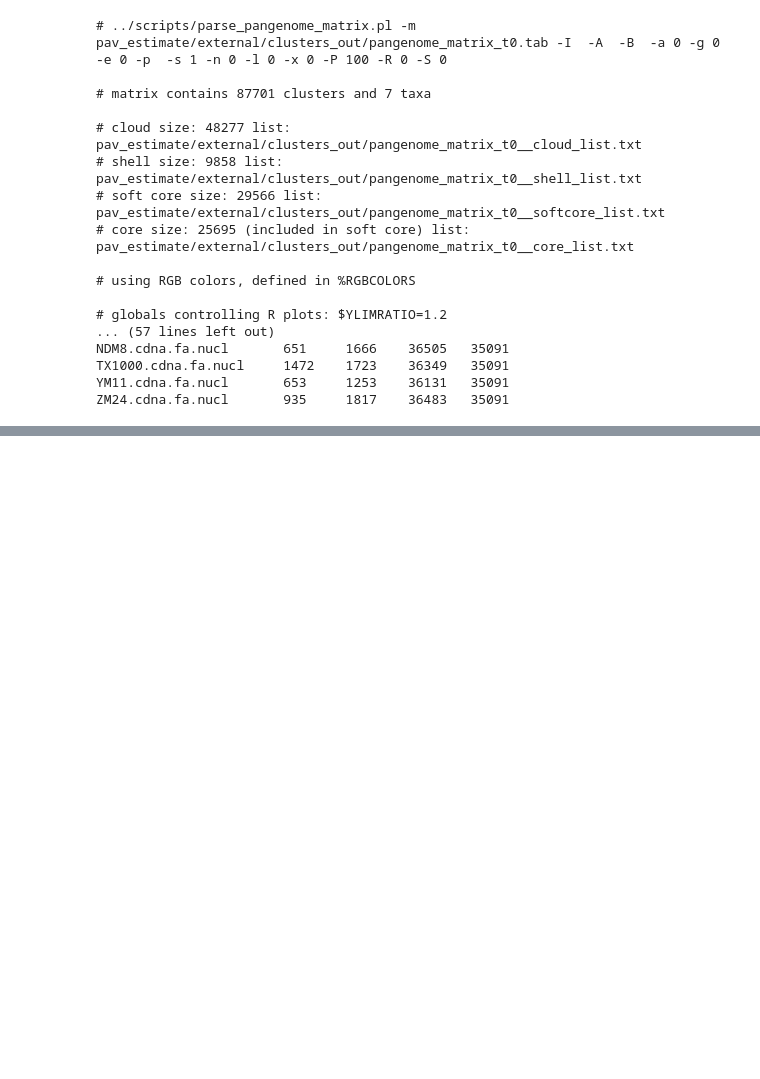
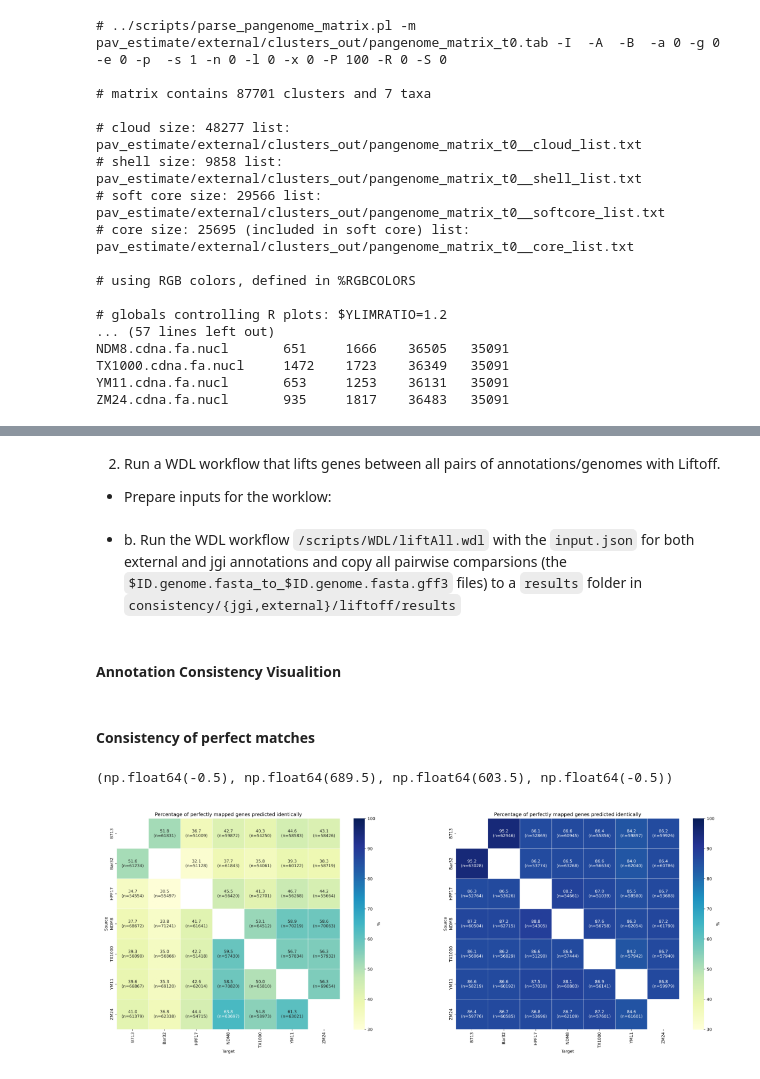
Before and after one commit to tomasbruna/pangene-pav-integration, a Jupyter notebook: Cotton/cotton.ipynb, the cells around one changed output, grey strips where cells are left out. Cells and saved outputs as stored; diff of their text form; code cells hidden in the pictures; blank space fills up the shorter version.

Commit message:
Add consistency computation for cotton

```diff
--- a/Cotton/cotton.ipynb
+++ b/Cotton/cotton.ipynb
@@ -127,0 +137,3 @@ Image(fitz.open("pav_estimate/jgi/clusters_out/pangenome_matrix_t0__shell.pdf")[
+# %% [markdown]
+2. Run a WDL workflow that lifts genes between all pairs of annotations/genomes with Liftoff.
+* Prepare inputs for the worklow:
@@ -127,0 +149,4 @@ Image(fitz.open("pav_estimate/jgi/clusters_out/pangenome_matrix_t0__shell.pdf")[
+# %% [markdown]
+- b. Run the WDL workflow `/scripts/WDL/liftAll.wdl` with the `input.json` for both external and jgi annotations and copy all pairwise comparsions (the `$ID.genome.fasta_to_$ID.genome.fasta.gff3` files) to a `results` folder in `consistency/{jgi,external}/liftoff/results`
+# %% [markdown]
+#### Annotation Consistency Visualition
@@ -127,0 +159,14 @@ Image(fitz.open("pav_estimate/jgi/clusters_out/pangenome_matrix_t0__shell.pdf")[
+# %% [markdown]
+#### Consistency of perfect matches
+# %%
+import fitz
+from IPython.display import display, Image
+import matplotlib.pyplot as plt
+import io
+
+plt.figure(figsize=(15, 6))
+plt.subplot(121); plt.imshow(plt.imread(io.BytesIO(fitz.open("consistency/external/gene_identity_1.0.pdf")[0].get_pixmap().tobytes("png")))); plt.axis('off')
+plt.subplot(122); plt.imshow(plt.imread(io.BytesIO(fitz.open("consistency/jgi/gene_identity_1.0.pdf")[0].get_pixmap().tobytes("png")))); plt.axis('off')
+# %% [output]
+(np.float64(-0.5), np.float64(689.5), np.float64(603.5), np.float64(-0.5))
+[figure, added]
```
Also changed, not shown: parts of 11 cells of this notebook.
